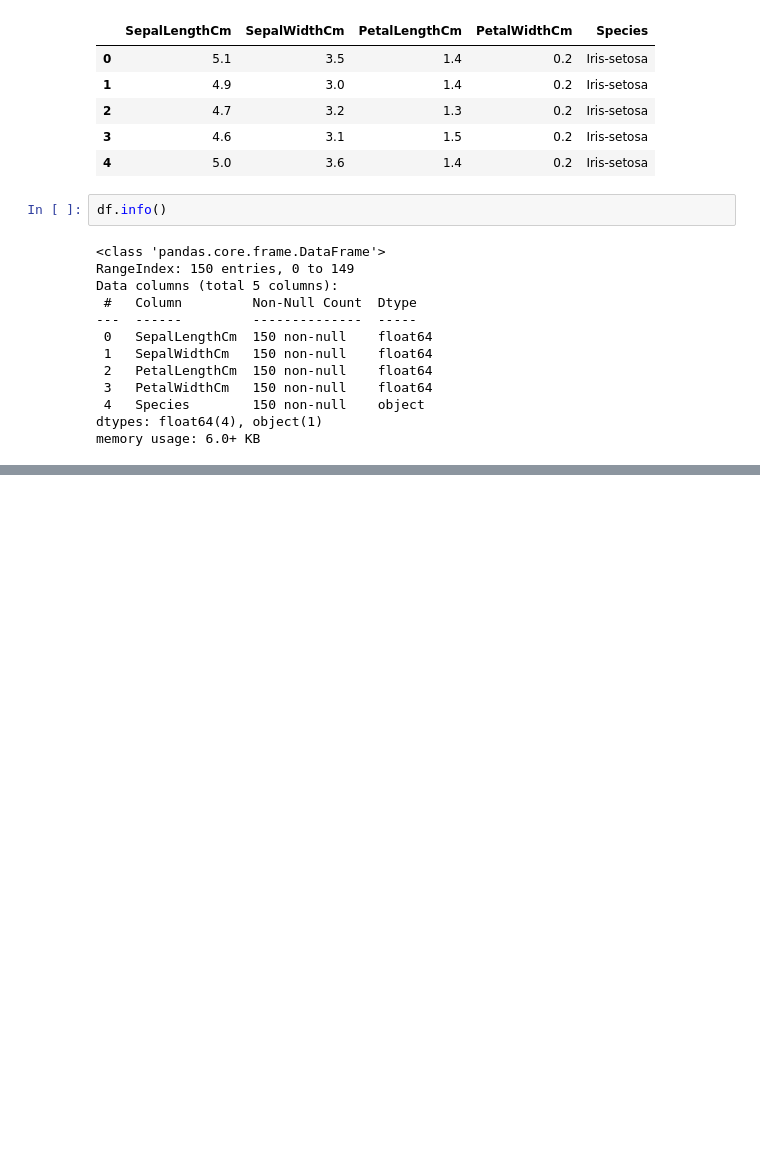
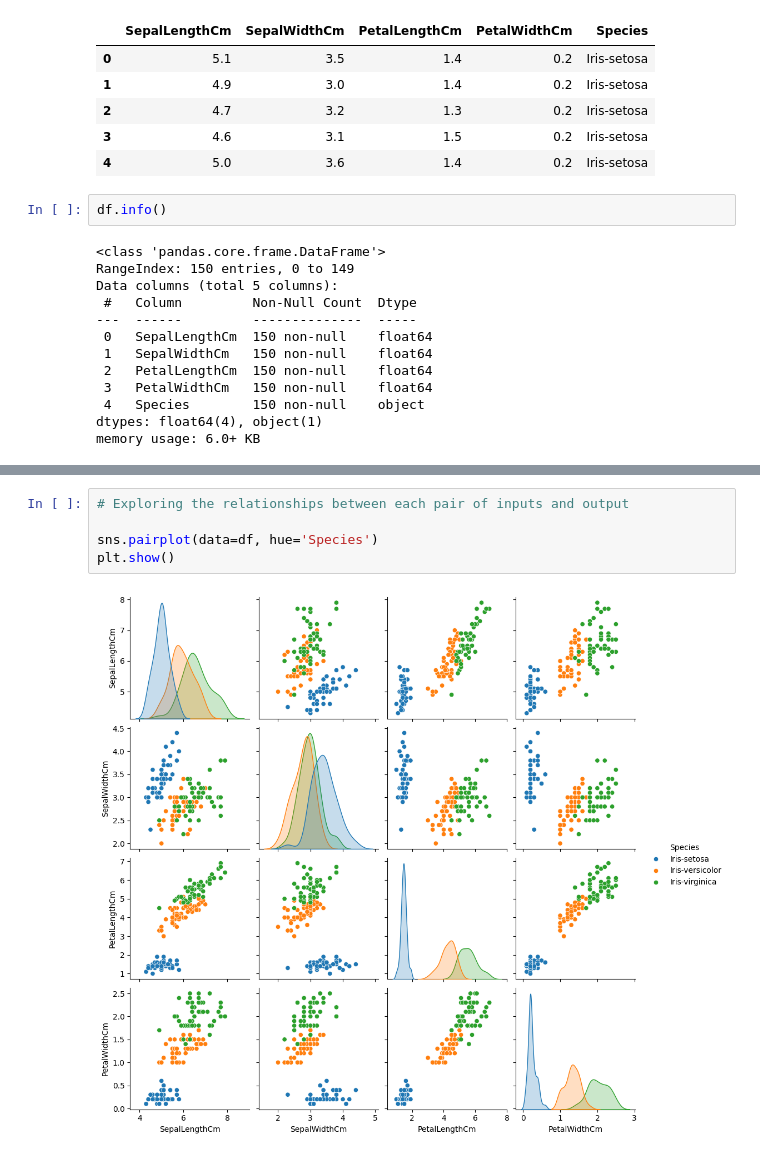
Before and after one commit to Raph4sure/-Predicting-the-species-of-iris-flowers-using-KNN-Modelling, a Jupyter notebook: code.ipynb, the cells around one changed output, grey strips where cells are left out. Cells and saved outputs as stored; diff of their text form; blank space fills up the shorter version.

```diff
--- a/code.ipynb
+++ b/code.ipynb
@@ -47,0 +57,7 @@ plt.show()
+# %%
+# Exploring the relationships between each pair of inputs and output
+
+sns.pairplot(data=df, hue='Species')
+plt.show()
+# %% [output]
+[figure, added]
```
Also changed, not shown: parts of 8 cells of this notebook.
